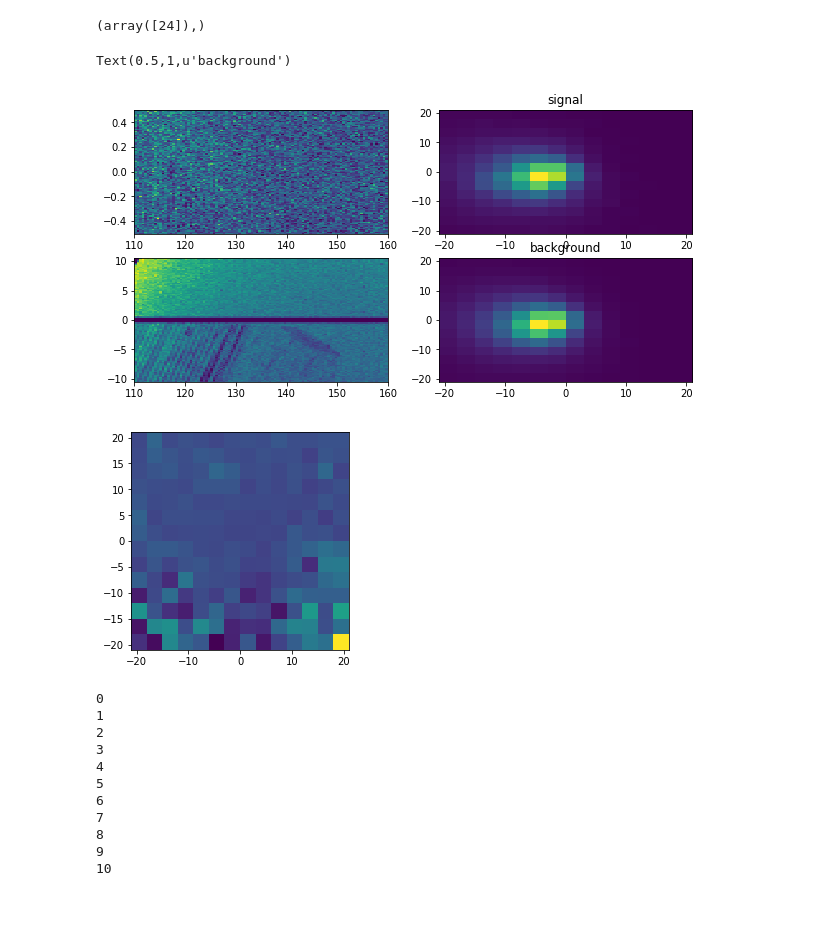
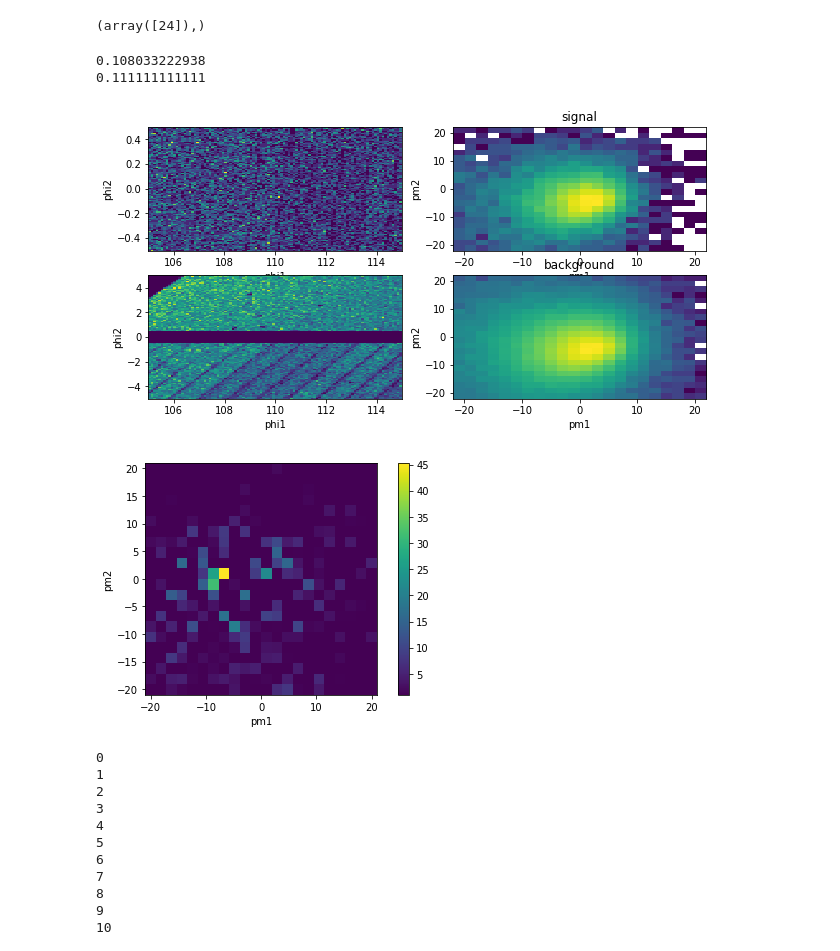
Before and after one commit to andersdot/modelMWkinematics, a Jupyter notebook: FindStreams.ipynb, the cells around one changed output. Saved outputs shown, nothing was run; the diff lists cells and outputs as text; code cells hidden in the pictures; blank space fills up the shorter version.

```diff
--- a/FindStreams.ipynb
+++ b/FindStreams.ipynb
@@ -63,3 +120,6 @@ pmykey = 'pmdec_new'
 # %%
 #define coordinate system for data
 sky = coord.ICRS(ra=data[xkey]*u.deg, dec=data[ykey]*u.deg, pm_ra_cosdec=data[pmxkey]*u.mas/u.yr, pm_dec=data[pmykey]*u.mas/u.yr)
+# %%
+gd1sky = coord.ICRS(ra=data[xkey]*u.deg, dec=data[ykey]*u.deg, distance=10.*u.kpc)
+dataGalCen = gd1sky.transform_to(coord.Galactocentric(galcen_distance=0.*u.kpc))
@@ -73,8 +156,10 @@ pole = coord.ICRS(ra=rapole,
 frame = ArbitraryPoleFrame(pole=pole)
 
 #align frame with pole
-newframe = sky.transform_to(frame) #frame
-pmphi1 = newframe.pm_phi1_cosphi2
-pmphi2 = newframe.pm_phi2
+newframe = dataGalCen.transform_to(frame)#sky.transform_to(frame) #frame
+newframe2 = sky.transform_to(gc.GD1)
+newframeSun = sun.transform_to(frame)
+pmphi1 = newframe.pm_phi1_cosphi2 - newframeSun.pm_phi1_cosphi2
+pmphi2 = newframe.pm_phi2 - newframeSun.pm_phi2
 phi1 = newframe.phi1
 phi2 = newframe.phi2
@@ -176,12 +279,12 @@ np.where(np.array(phi1_left_edges) == 120)
 (array([24]),)
 # %%
 fig, ax = plt.subplots(2, 2, figsize=(10, 5))
-phi1min = 110*u.deg
-phi1max = 160*u.deg
+phi1min = 105*u.deg
+phi1max = 115*u.deg
 phi2min = -0.5*u.deg
 phi2max = 0.5*u.deg
 
-phi2max_b = 10.5*u.deg
+phi2max_b = 5.0*u.deg
 phi2min_b = 0.5*u.deg
 
 dphi1 = phi1max - phi1min
@@ -190,43 +293,59 @@ dphi2_b = phi2max_b - phi2min_b
 
 areaSignal = dphi1*dphi2
 areaBackground = (dphi1*dphi2_b)*2.
 
-dpm1 = 21.#*u.mas/u.yr
-dpm2 = 21.#*u.mas/u.yr
-deltapm = 3#*u.mas/u.yr
+dpm1 = 22.#*u.mas/u.yr
+dpm2 = 22.#*u.mas/u.yr
+deltapm = 2.#*u.mas/u.yr
 
 signal_edges_pm1 = [-dphi1/2., dphi1/2.]
 signal_edges_pm2 = [-dphi2/2., dphi2/2.]
 background_edges_pm1 = [-dphi1/2., dphi1/2.]
 background_edges_pm2 = [-(dphi2_b + dphi2)/2., -dphi2/2.]
 backgtound_edges_pm2 = [dphi2/2., (dphi2_b+dphi2)/2.]
 
 signal_indices = (phi1 >= phi1min) & (phi1 <= phi1max) & \
                  (phi2 >= phi2min) & (phi2 <= phi2max)
 background_indices = (phi1 >= phi1min) & (phi1 <= phi1max) & \
                      np.logical_or((phi2 >= phi2min_b) & (phi2 <= phi2max_b),
                                    (phi2 >= -phi2max_b) & (phi2 <= -phi2min_b))
 
 pm1_edges = np.arange(-dpm1, dpm1+0.001, deltapm)
 pm2_edges = np.arange(-dpm2, dpm2+0.001, deltapm)
 
 histSig, xedges, yedges = np.histogram2d(pmphi1[signal_indices].value, pmphi2[signal_indices].value, bins=[pm1_edges, pm2_edges])
 histBack, xedges, yedges = np.histogram2d(pmphi1[background_indices].value, pmphi2[background_indices].value, bins=[pm1_edges, pm2_edges])
 
-finalHist = histSig/histBack*(areaSignal.value/areaBackground.value)
+areaNorm = np.sum(histSig)/np.float(np.sum(histBack))
+print areaNorm
+print areaSignal.value/areaBackground.value
+finalHist = histSig - histBack*areaNorm # (areaSignal.value/areaBackground.value)
 #print finalHist, np.min(finalHist), np.max(finalHist), np.shape(finalHist)
 fig2, ax2 = plt.subplots()
-ax2.imshow(finalHist, extent=[-21, 21, -21, 21]) #, origin='lower', norm=mpl.colors.LogNorm())
+blah = ax2.imshow(finalHist, extent=[-21, 21, -21, 21], origin='lower', vmin=1.)#, norm=mpl.colors.LogNorm())
+ax2.set_xlabel('pm1')
+ax2.set_ylabel('pm2')
+plt.colorbar(blah)
 ax[0, 0].hist2d(phi1[signal_indices], phi2[signal_indices], bins=100)
-ax[0, 1].hist2d(pmphi1[signal_indices], pmphi2[signal_indices], bins=[pm1_edges, pm2_edges])
+for axis in [ax[0, 0], ax[1, 0]]:
+    axis.set_xlabel('phi1')
+    axis.set_ylabel('phi2')
+for axis in [ax[0, 1], ax[1, 1]]:
+    axis.set_xlabel('pm1')
+    axis.set_ylabel('pm2')
+ax[0, 1].hist2d(pmphi1[signal_indices], pmphi2[signal_indices], bins=[pm1_edges, pm2_edges], norm=mpl.colors.LogNorm())
 ax[0, 1].set_title('signal')
 ax[1, 0].hist2d(phi1[background_indices], phi2[background_indices], bins=100)
-ax[1, 1].hist2d(pmphi1[background_indices], pmphi2[background_indices], bins=[pm1_edges, pm2_edges])
+ax[1, 1].hist2d(pmphi1[background_indices], pmphi2[background_indices], bins=[pm1_edges, pm2_edges], norm=mpl.colors.LogNorm())
 ax[1, 1].set_title('background')
+plt.tight_layout()
+fig.savefig('gd1Distributions.png')
+fig2.savefig('gd1_pm.png')
 # %% [output]
-Text(0.5,1,u'background')
+0.108033222938
+0.111111111111
-[figure, old version]
+[figure, new version]
-[figure, old version]
+[figure, new version]
 # %%
 
 figAll, axesAll = plt.subplots()
```
Also changed, not shown: parts of 14 cells of this notebook.
